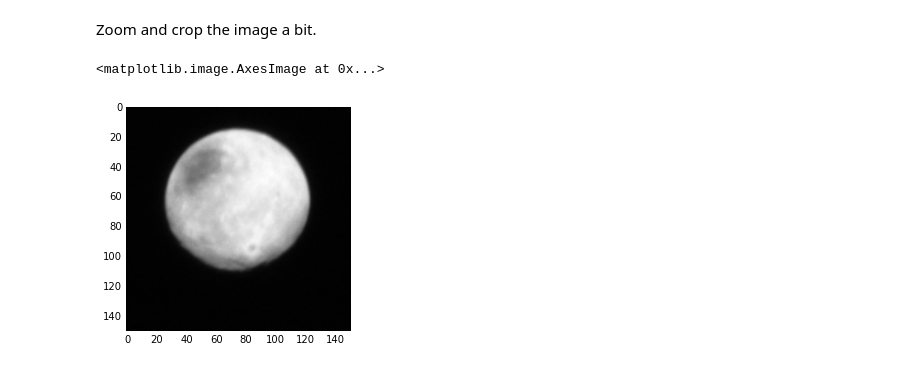
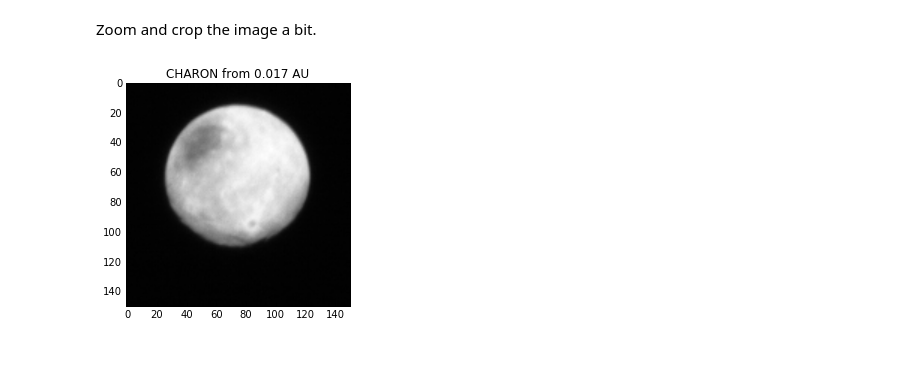
Before and after one commit to henrythroop/python_hbt, a Jupyter notebook: Xaviers_Sep16/SPICE Tutorial - New Horizons.ipynb, the cells around one changed output. Cells and saved outputs as stored; diff of their text form; code cells hidden in the pictures.

```diff
--- a/Xaviers_Sep16/SPICE Tutorial - New Horizons.ipynb
+++ b/Xaviers_Sep16/SPICE Tutorial - New Horizons.ipynb
@@ -115,0 +130,4 @@ target  = header['TARGET']  # Read the Target from the FITS header
+# %%
+(vec_targ,lt) = cspice.spkezr(target, et, 'J2000', 'LT', 'New Horizons')
+dist_targ = cspice.vnorm(vec_targ[0:3])
+dist_targ
@@ -130,7 +151,7 @@ plt.show()
 Zoom and crop the image a bit.
 # %%
 plt.imshow(im[450:600,320:470])  # Show a subset of the image
+plt.title("{} from {:.3f} AU".format(target, dist_targ / km_per_au))
 plt.show()
 # %% [output]
-<matplotlib.image.AxesImage at 0x...>
-[figure, old version]
+[figure, new version]
```
Also changed, not shown: parts of 16 cells of this notebook.
